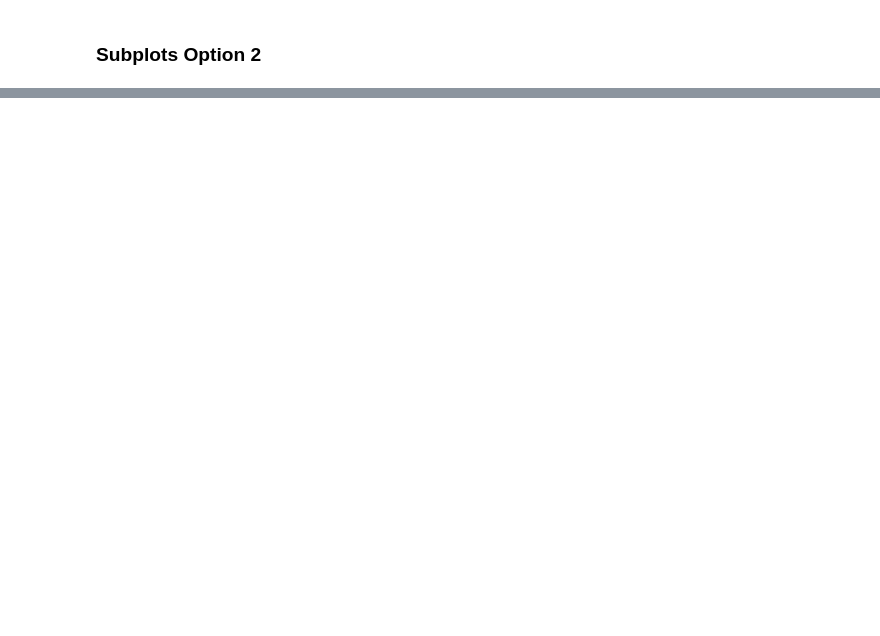
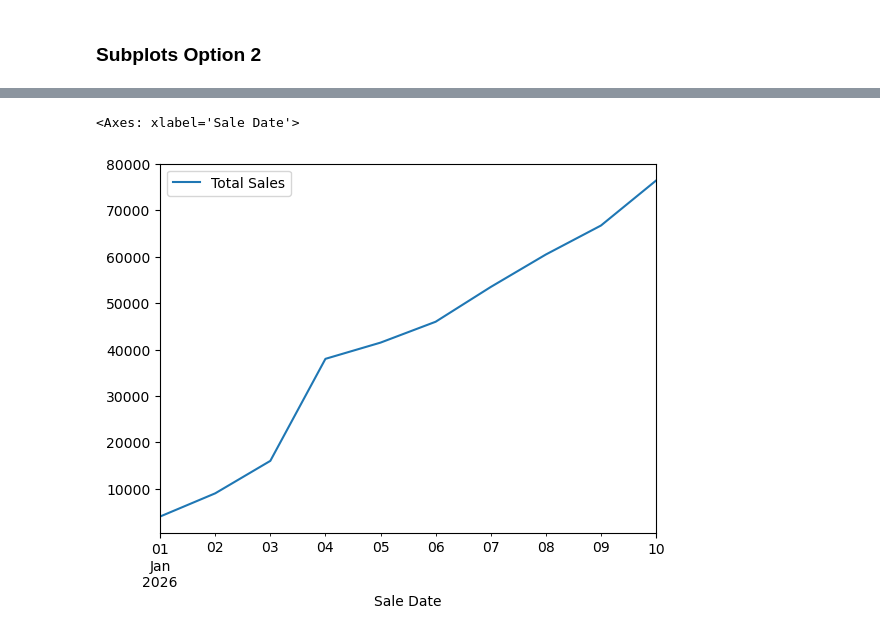
Before and after one commit to DevSen101/ML-Bootcamp, a Jupyter notebook: Matplotlib/Introduction-to-Matplotlib.ipynb, the cells around one changed output, grey strips where cells are left out. Cells and saved outputs as stored; diff of their text form; code cells hidden in the pictures; blank space fills up the shorter version.

```diff
--- a/Matplotlib/Introduction-to-Matplotlib.ipynb
+++ b/Matplotlib/Introduction-to-Matplotlib.ipynb
@@ -221,0 +342,5 @@ ax[1,1].hist(np.random.randn(1000));
+# %%
+car_sales.plot(x="Sale Date", y="Total Sales")
+# %% [output]
+<Axes: xlabel='Sale Date'>
+[figure, added]
```
Also changed, not shown: parts of 26 cells of this notebook, 2 other files.
